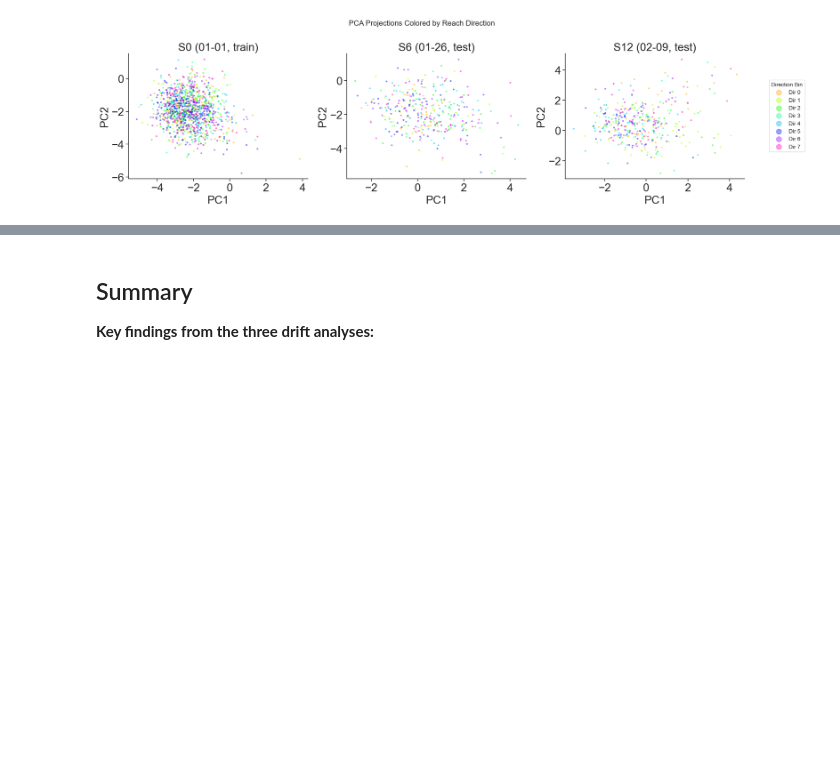
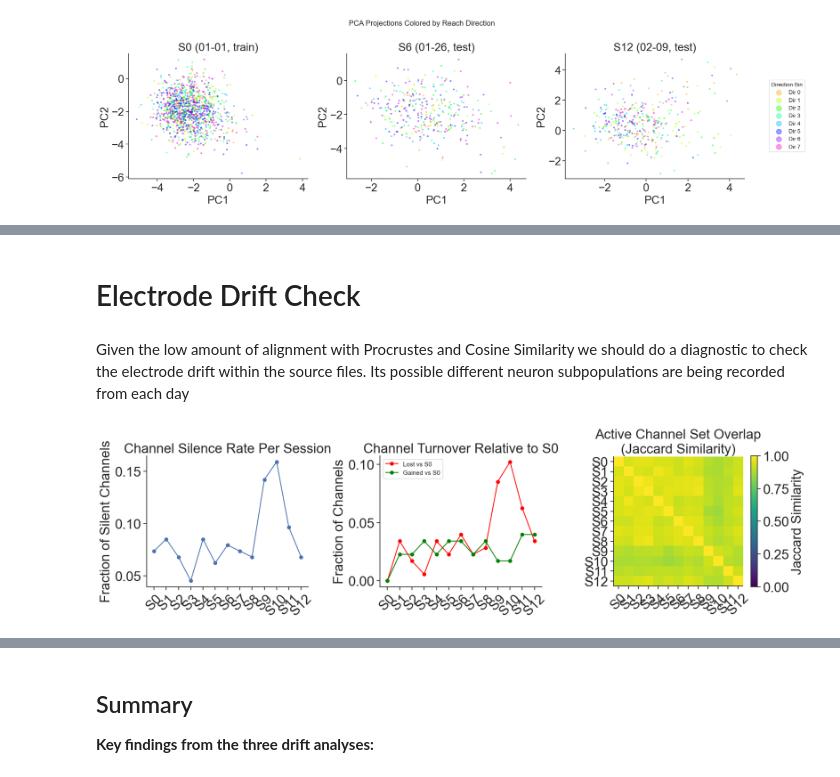
Before and after one commit to HelloUniversePyC/Falcon-Neuro-Geometry, a Jupyter notebook: drift_characterization.ipynb, the cells around one changed output, grey strips where cells are left out. Saved outputs shown, nothing was run; the diff lists cells and outputs as text; code cells hidden in the pictures; blank space fills up the shorter version.

```diff
--- a/drift_characterization.ipynb
+++ b/drift_characterization.ipynb
@@ -503,0 +590,53 @@ plt.show()
+# %% [markdown]
+# Electrode Drift Check
+# %% [markdown]
+Given the low amount of alignment with Procrustes and Cosine Similarity we should do a diagnostic to check the electrode drift within the source files. Its possible different neuron subpopulations are being recorded from each day
+# %%
+fig, axes = plt.subplots(1, 3, figsize=(18, 5))
+
+#Fraction of silent channels per session
+SILENCE_THRESH = 0.5  # Hz
+silent_frac = (fr_matrix < SILENCE_THRESH).mean(axis=0)
+axes[0].plot(range(n_sessions), silent_frac, 'o-')
+axes[0].set_xticks(range(n_sessions))
+axes[0].set_xticklabels(session_ids, rotation=45)
+axes[0].set_ylabel("Fraction of Silent Channels")
+axes[0].set_title("Channel Silence Rate Per Session")
+
+#Channel turnover relative to S0 baseline
+baseline_active = fr_matrix[:, 0] > SILENCE_THRESH
+turnover = []
+for j in range(n_sessions):
+    now_active = fr_matrix[:, j] > SILENCE_THRESH
+    lost = (baseline_active & ~now_active).mean()   # were active, now silent
+    gained = (~baseline_active & now_active).mean() # were silent, now active
+    turnover.append((lost, gained))
+
+lost_arr, gained_arr = zip(*turnover)
+axes[1].plot(range(n_sessions), lost_arr, 'o-', label='Lost vs S0', color='red')
+axes[1].plot(range(n_sessions), gained_arr, 'o-', label='Gained vs S0', color='green')
+axes[1].set_xticks(range(n_sessions))
+axes[1].set_xticklabels(session_ids, rotation=45)
+axes[1].set_ylabel("Fraction of Channels")
+axes[1].set_title("Channel Turnover Relative to S0")
+axes[1].legend()
+
+#Jaccard similarity of active channel sets across sessions
+jaccard = np.zeros((n_sessions, n_sessions))
+for i in range(n_sessions):
+    for j in range(n_sessions):
+        a = fr_matrix[:, i] > SILENCE_THRESH
+        b = fr_matrix[:, j] > SILENCE_THRESH
+        jaccard[i, j] = (a & b).sum() / (a | b).sum()
+
+im = axes[2].imshow(jaccard, cmap='viridis', vmin=0, vmax=1)
+axes[2].set_xticks(range(n_sessions))
+axes[2].set_yticks(range(n_sessions))
+axes[2].set_xticklabels(session_ids, rotation=45)
+axes[2].set_yticklabels(session_ids)
+plt.colorbar(im, ax=axes[2], label='Jaccard Similarity')
+axes[2].set_title("Active Channel Set Overlap\n(Jaccard Similarity)")
+plt.tight_layout()
+plt.show()
+# %% [output]
+[figure, added]
```
Also changed, not shown: parts of 7 cells of this notebook.
